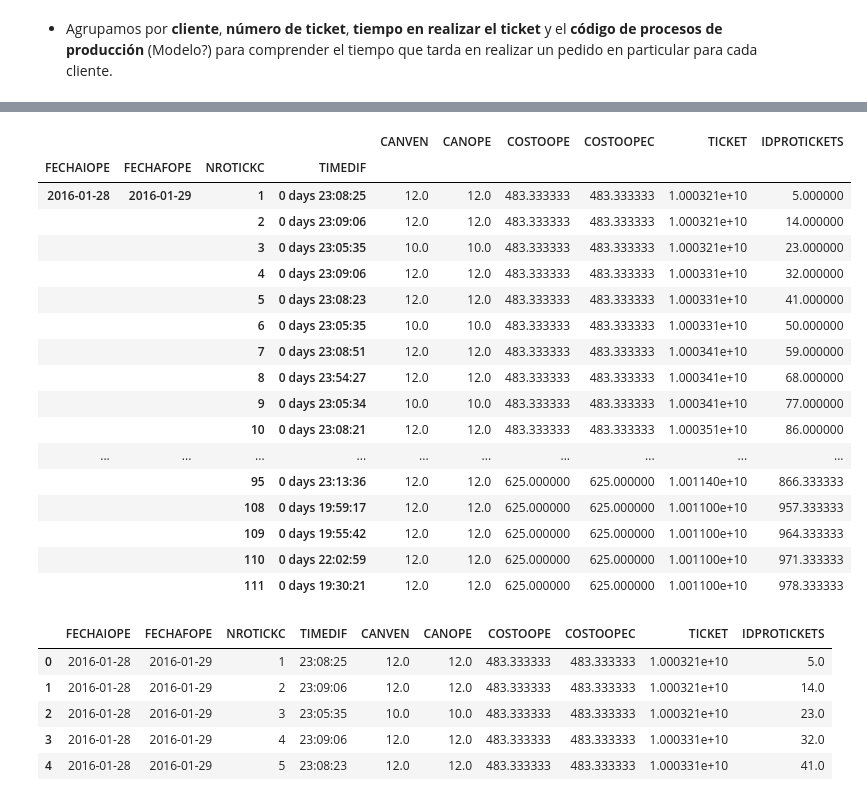
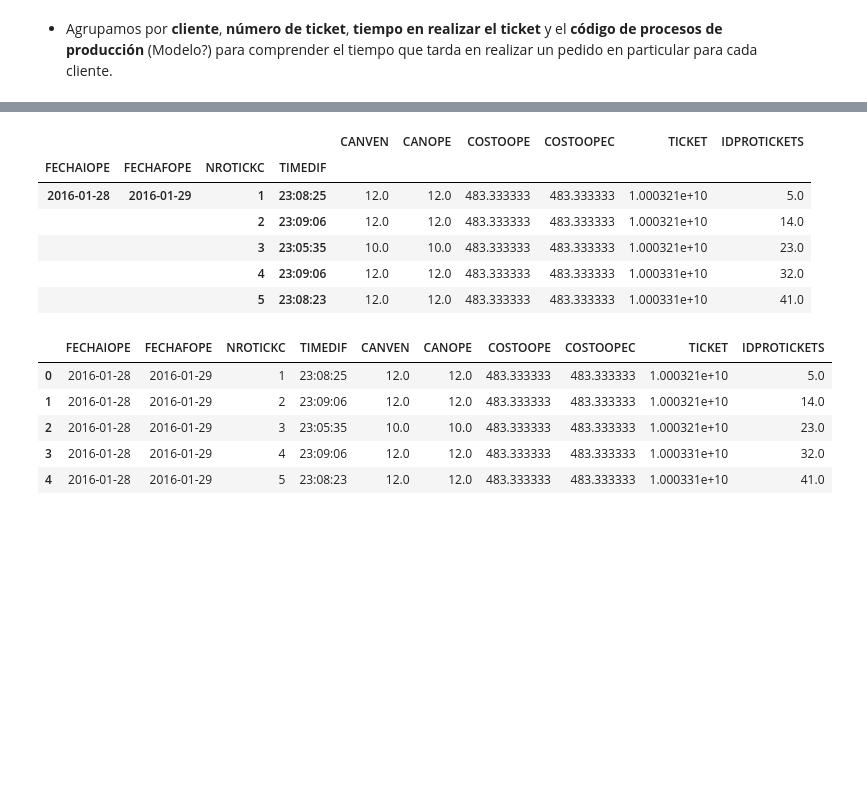
Before and after one commit to ambigus9/alma_canela, a Jupyter notebook: Tareas y Tickets.ipynb, the cells around one changed output, grey strips where cells are left out. Saved outputs shown, nothing was run; the diff lists cells and outputs as text; code cells hidden in the pictures; blank space fills up the shorter version.

```diff
--- a/Tareas y Tickets.ipynb
+++ b/Tareas y Tickets.ipynb
@@ -885,25 +841,14 @@ df_filtrado.groupby(["CODCLI","NROTICKC","TIMEDIF","CODPP"]).mean()
 # %%
 df_time_tickets = df_filtrado.groupby(["FECHAIOPE","FECHAFOPE","NROTICKC","TIMEDIF"]).mean()
-df_time_tickets[:60]
+df_time_tickets.head()
 # %% [output]
 |  |  |  |  | CANVEN | CANOPE | COSTOOPE | COSTOOPEC | TICKET | IDPROTICKETS |
 | FECHAIOPE | FECHAFOPE | NROTICKC | TIMEDIF |  |  |  |  |  |  |
-| 2016-01-28 | 2016-01-29 | 1 | 0 days 23:08:25 | 12.0 | 12.0 | 483.333333 | 483.333333 | 1.000321e+10 | 5.000000 |
-|  |  | 2 | 0 days 23:09:06 | 12.0 | 12.0 | 483.333333 | 483.333333 | 1.000321e+10 | 14.000000 |
-|  |  | 3 | 0 days 23:05:35 | 10.0 | 10.0 | 483.333333 | 483.333333 | 1.000321e+10 | 23.000000 |
-|  |  | 4 | 0 days 23:09:06 | 12.0 | 12.0 | 483.333333 | 483.333333 | 1.000331e+10 | 32.000000 |
-|  |  | 5 | 0 days 23:08:23 | 12.0 | 12.0 | 483.333333 | 483.333333 | 1.000331e+10 | 41.000000 |
-|  |  | 6 | 0 days 23:05:35 | 10.0 | 10.0 | 483.333333 | 483.333333 | 1.000331e+10 | 50.000000 |
-|  |  | 7 | 0 days 23:08:51 | 12.0 | 12.0 | 483.333333 | 483.333333 | 1.000341e+10 | 59.000000 |
-|  |  | 8 | 0 days 23:54:27 | 12.0 | 12.0 | 483.333333 | 483.333333 | 1.000341e+10 | 68.000000 |
-|  |  | 9 | 0 days 23:05:34 | 10.0 | 10.0 | 483.333333 | 483.333333 | 1.000341e+10 | 77.000000 |
-|  |  | 10 | 0 days 23:08:21 | 12.0 | 12.0 | 483.333333 | 483.333333 | 1.000351e+10 | 86.000000 |
-| ... | ... | ... | ... | ... | ... | ... | ... | ... | ... |
-|  |  | 95 | 0 days 23:13:36 | 12.0 | 12.0 | 625.000000 | 625.000000 | 1.001140e+10 | 866.333333 |
-|  |  | 108 | 0 days 19:59:17 | 12.0 | 12.0 | 625.000000 | 625.000000 | 1.001100e+10 | 957.333333 |
-|  |  | 109 | 0 days 19:55:42 | 12.0 | 12.0 | 625.000000 | 625.000000 | 1.001100e+10 | 964.333333 |
-|  |  | 110 | 0 days 22:02:59 | 12.0 | 12.0 | 625.000000 | 625.000000 | 1.001100e+10 | 971.333333 |
-|  |  | 111 | 0 days 19:30:21 | 12.0 | 12.0 | 625.000000 | 625.000000 | 1.001100e+10 | 978.333333 |
+| 2016-01-28 | 2016-01-29 | 1 | 23:08:25 | 12.0 | 12.0 | 483.333333 | 483.333333 | 1.000321e+10 | 5.0 |
+|  |  | 2 | 23:09:06 | 12.0 | 12.0 | 483.333333 | 483.333333 | 1.000321e+10 | 14.0 |
+|  |  | 3 | 23:05:35 | 10.0 | 10.0 | 483.333333 | 483.333333 | 1.000321e+10 | 23.0 |
+|  |  | 4 | 23:09:06 | 12.0 | 12.0 | 483.333333 | 483.333333 | 1.000331e+10 | 32.0 |
+|  |  | 5 | 23:08:23 | 12.0 | 12.0 | 483.333333 | 483.333333 | 1.000331e+10 | 41.0 |
 # %%
 df_4 = df_time_tickets.reset_index()
 df_4.head()
```
Also changed, not shown: parts of 42 cells of this notebook, 8 other files.
